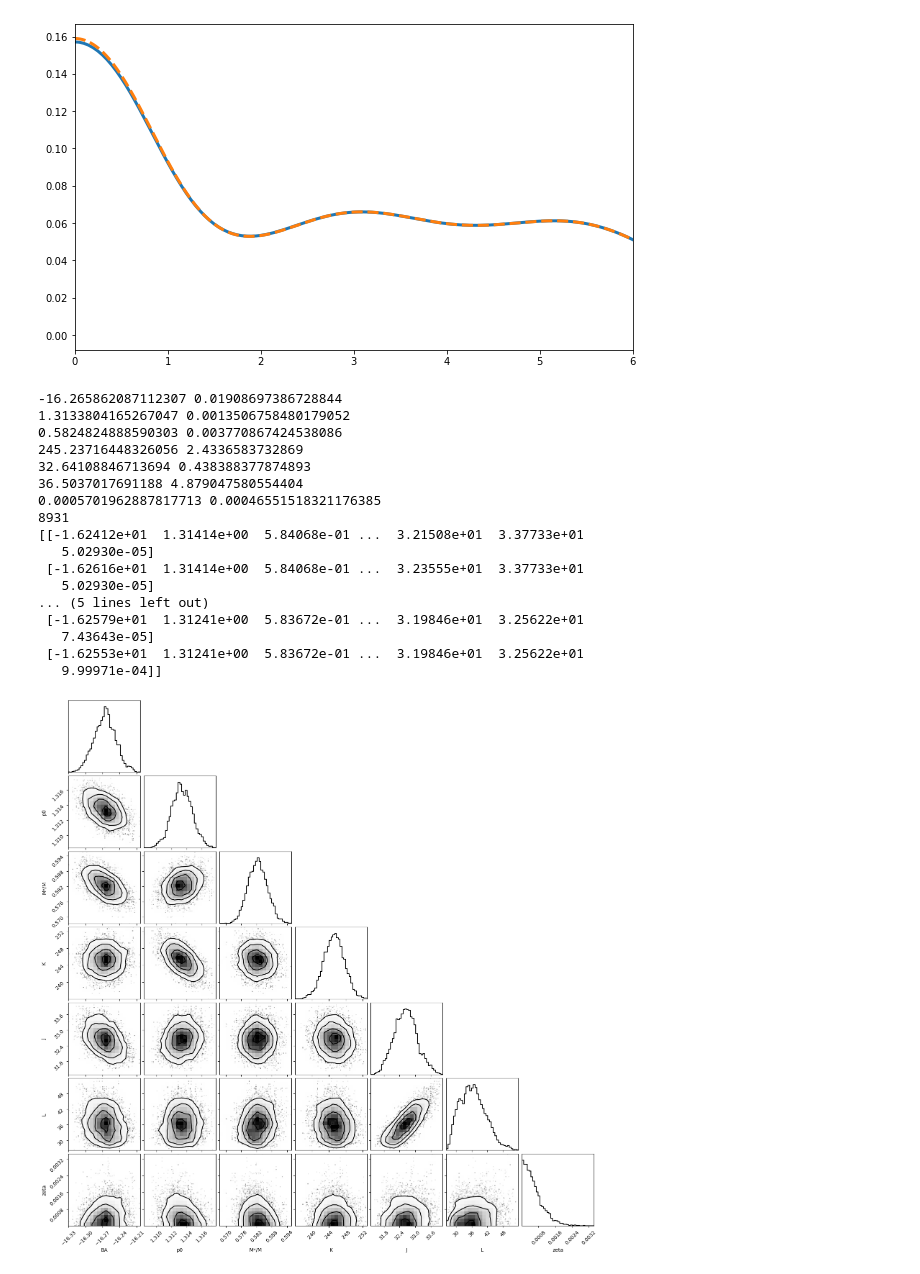
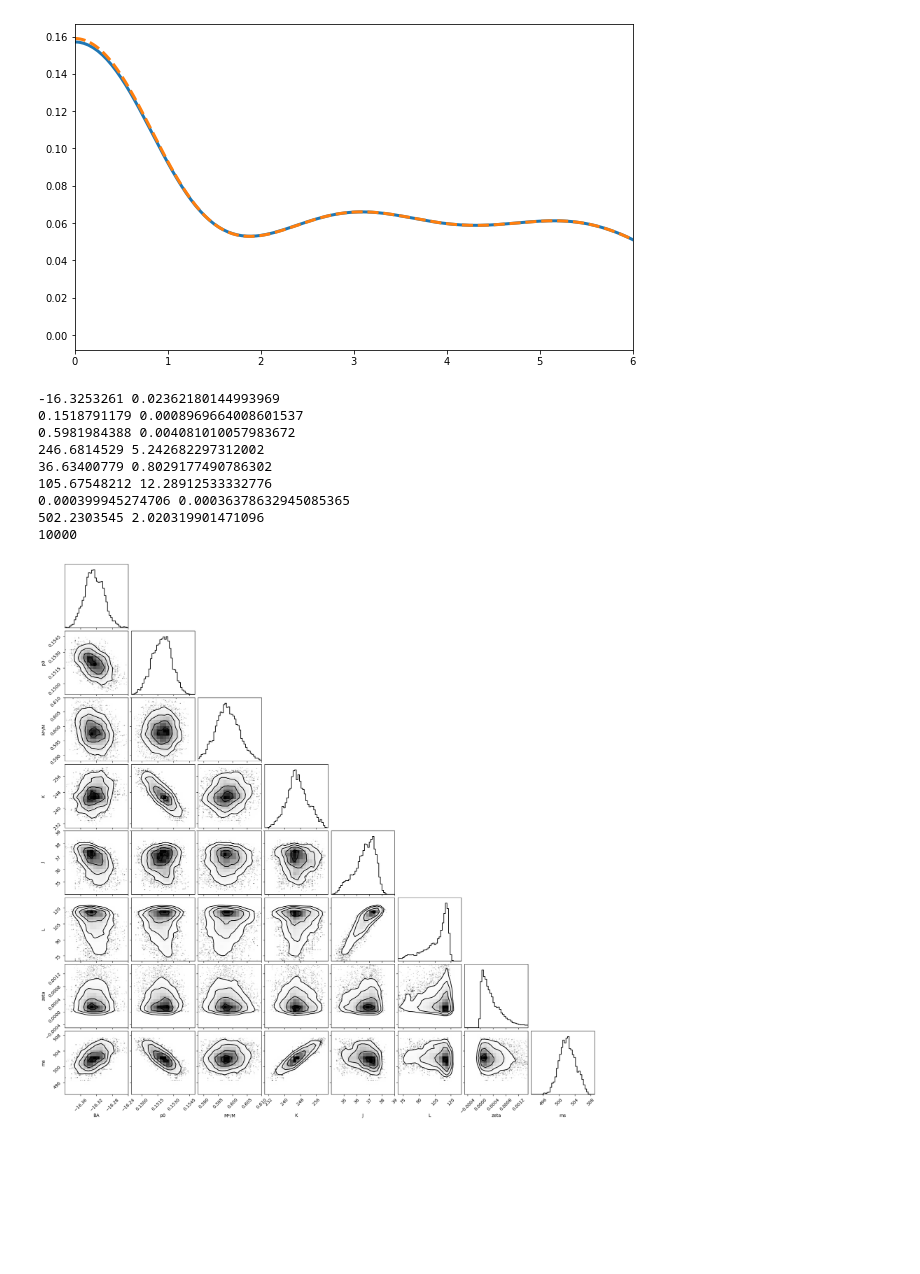
Before and after one commit to torquteam/FSU_FINITE, a Jupyter notebook: plots.ipynb, the cells around one changed output. Drawn from its saved outputs; the diff is of its cells as text; code cells hidden in the pictures; blank space fills up the shorter version.

```diff
--- a/plots.ipynb
+++ b/plots.ipynb
@@ -255,40 +255,26 @@ axs.set_xlim(0,6)
 # %%
 import corner
 import numpy as np
 import matplotlib.pyplot as plt
 import statistics
 samples = np.loadtxt("MCMC.txt")
 
-for i in range(7):
+for i in range(8):
     print(statistics.mean(samples[:,i]),statistics.stdev(samples[:,i]))
-c_samples = []
-i=0
-while (i < len(samples)):
-    c_samples.append(samples[i,:])
-    i += 1
-c_samples = np.array(c_samples)
-print(len(c_samples))
-print(c_samples)
 
-#ranges = [(480,504),(0.146,0.155),(-16.4,-16.14),(0.58,0.62),(200,260),(0,0.06),(30,42),(50,210),(0,500)]
-figure = corner.corner(c_samples,labels=["BA","p0","M*/M","K","J","L","zeta"],hist_bin_factor=[2.0]*7,smooth=0.7,smooth1d=0.6,bins=[20]*7)
+print(len(samples))
+
+ranges = [(-16.4,-16.24),(0.149,0.155),(0.588,0.61),(230.0,262.0),(34.0,39.0),(70.0,130.0),(-0.0005,0.0015),(493.0,509.0)]
+figure = corner.corner(samples,labels=["BA","p0","M*/M","K","J","L","zeta","ms"],hist_bin_factor=[2.0]*8,smooth=0.7,smooth1d=0.6,bins=[20]*8,range=ranges)
 plt.savefig("Corner.png",transparent=False,facecolor='white')
 # %% [output]
--16.265862087112307 0.01908697386728844
-1.3133804165267047 0.0013506758480179052
-0.5824824888590303 0.003770867424538086
-245.23716448326056 2.4336583732869
-32.64108846713694 0.438388377874893
-36.5037017691188 4.879047580554404
-0.0005701962887817713 0.00046551518321176385
-8931
-[[-1.62412e+01  1.31414e+00  5.84068e-01 ...  3.21508e+01  3.37733e+01
-   5.02930e-05]
- [-1.62616e+01  1.31414e+00  5.84068e-01 ...  3.23555e+01  3.37733e+01
-   5.02930e-05]
-... (5 lines left out)
- [-1.62579e+01  1.31241e+00  5.83672e-01 ...  3.19846e+01  3.25622e+01
-   7.43643e-05]
- [-1.62553e+01  1.31241e+00  5.83672e-01 ...  3.19846e+01  3.25622e+01
-   9.99971e-04]]
+-16.3253261 0.02362180144993969
+0.1518791179 0.0008969664008601537
+0.5981984388 0.004081010057983672
+246.6814529 5.242682297312002
+36.63400779 0.8029177490786302
+105.67548212 12.28912533332776
+0.000399945274706 0.00036378632945085365
+502.2303545 2.020319901471096
+10000
-[figure, old version]
+[figure, new version]
```
Also changed, not shown: parts of 2 cells of this notebook, 10 other files.
